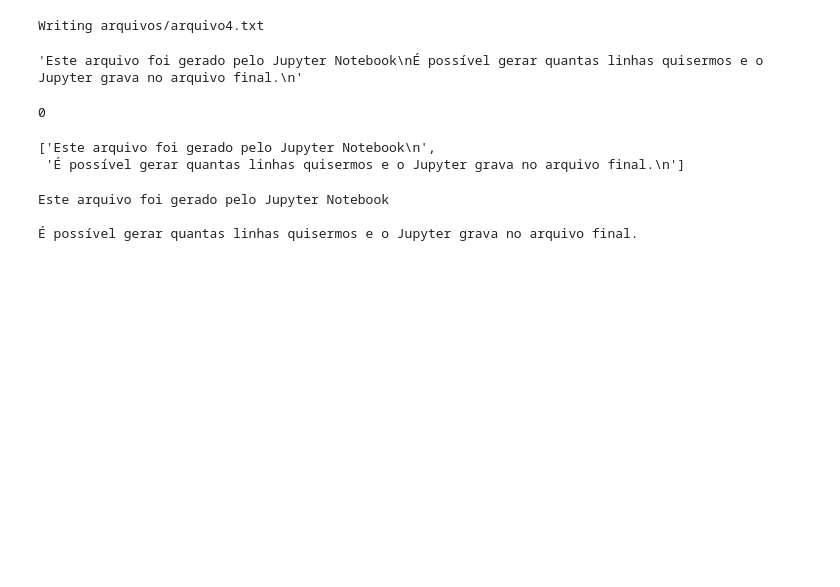
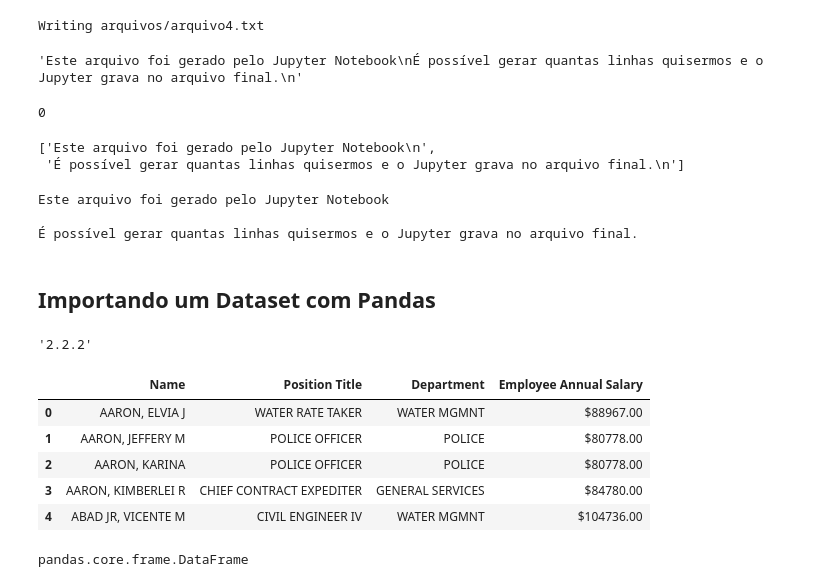
Before and after one commit to karolinekb05/python-dsa, a Jupyter notebook: Cap6/Python_Cap06_01_Arquivos_Manipulacao.ipynb, the cells around one changed output. Drawn from its saved outputs; the diff is of its cells as text; code cells hidden in the pictures; blank space fills up the shorter version.

```diff
--- a/Cap6/Python_Cap06_01_Arquivos_Manipulacao.ipynb
+++ b/Cap6/Python_Cap06_01_Arquivos_Manipulacao.ipynb
@@ -221,3 +221,5 @@ for line in open('arquivos/arquivo4.txt'):
 Este arquivo foi gerado pelo Jupyter Notebook
 
 É possível gerar quantas linhas quisermos e o Jupyter grava no arquivo final.
+# %% [markdown]
+## Importando um Dataset com Pandas
@@ -223,0 +229,24 @@ Este arquivo foi gerado pelo Jupyter Notebook
+# %%
+# verificando a versão do pacote
+pd.__version__
+# %% [output]
+'2.2.2'
+# %%
+arquivo = 'arquivos/salarios.csv'
+# %%
+# lendo o arquivo csv e transformando em um DataFrame
+df = pd.read_csv(arquivo)
+# %%
+# retorna as 5 primeiras linhas do DataFrame
+df.head()
+# %% [output]
+|  | Name | Position Title | Department | Employee Annual Salary |
+| 0 | AARON, ELVIA J | WATER RATE TAKER | WATER MGMNT | $88967.00 |
+| 1 | AARON, JEFFERY M | POLICE OFFICER | POLICE | $80778.00 |
+| 2 | AARON, KARINA | POLICE OFFICER | POLICE | $80778.00 |
+| 3 | AARON, KIMBERLEI R | CHIEF CONTRACT EXPEDITER | GENERAL SERVICES | $84780.00 |
+| 4 | ABAD JR, VICENTE M | CIVIL ENGINEER IV | WATER MGMNT | $104736.00 |
+# %%
+type(df)
+# %% [output]
+pandas.core.frame.DataFrame
```
Also changed, not shown: parts of 1 cell of this notebook.
